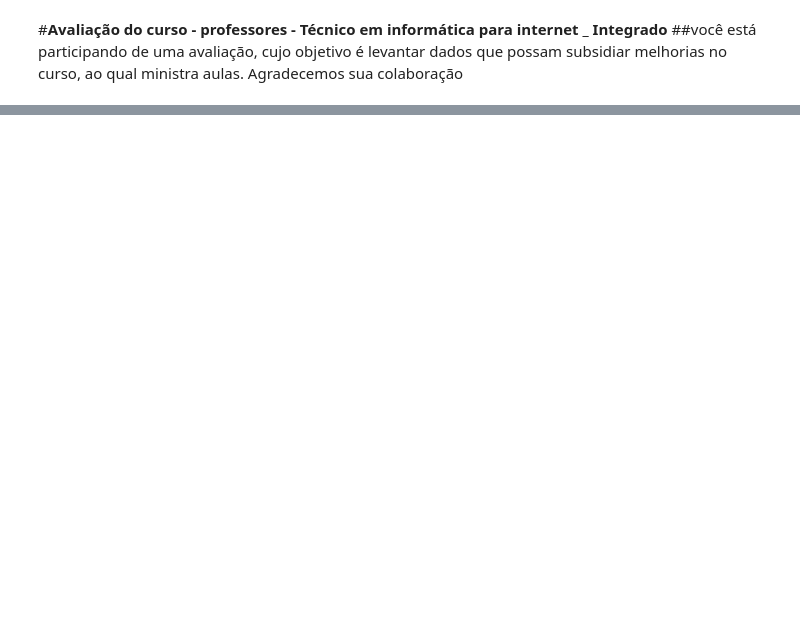
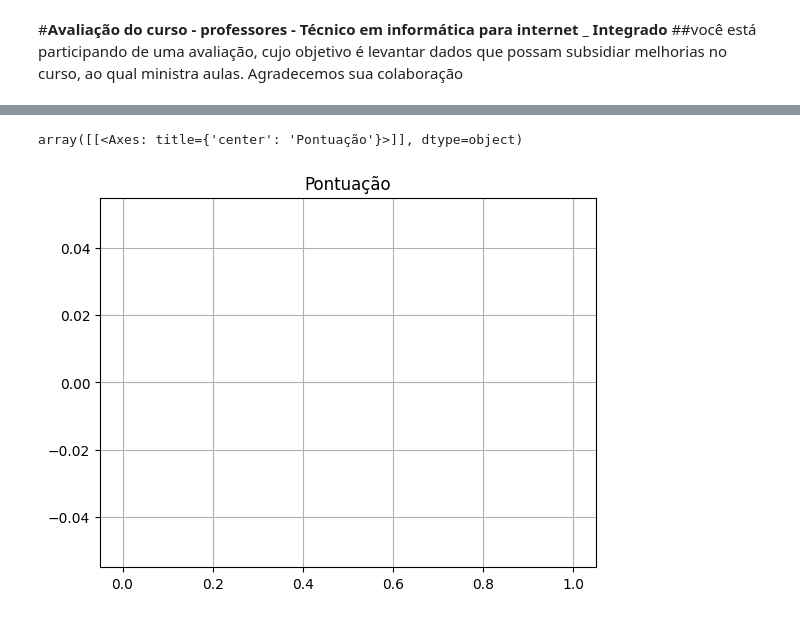
Before and after one commit to Kauaneeurich/python, a Jupyter notebook: planilhas2.ipynb, the cells around one changed output, grey strips where cells are left out. Cells and saved outputs as stored; diff of their text form; code cells hidden in the pictures; blank space fills up the shorter version.

```diff
--- a/planilhas2.ipynb
+++ b/planilhas2.ipynb
@@ -15,0 +27,5 @@ NameError: name 'dados' is not defined
+# %%
+dados.hist()
+# %% [output]
+array([[<Axes: title={'center': 'Pontuação'}>]], dtype=object)
+[figure, added]
```
Also changed, not shown: parts of 12 cells of this notebook.
